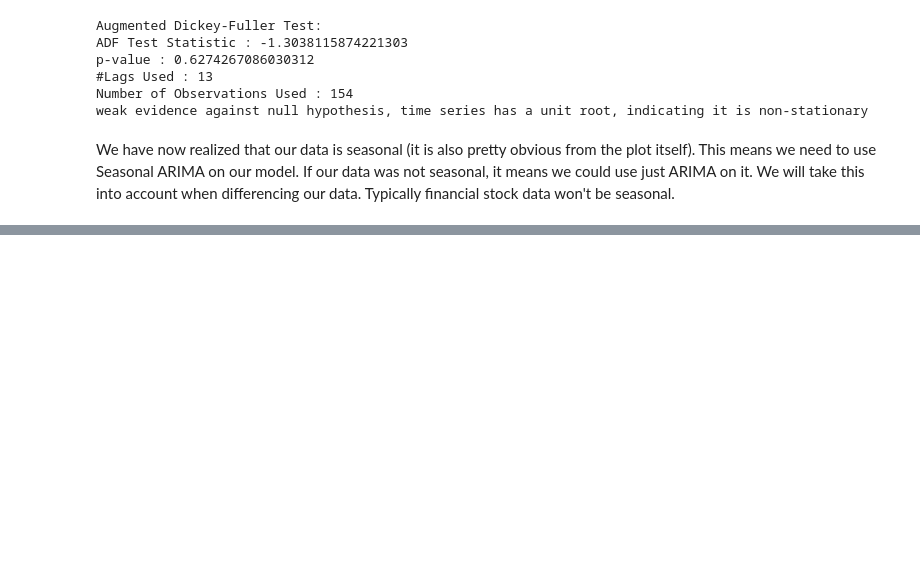
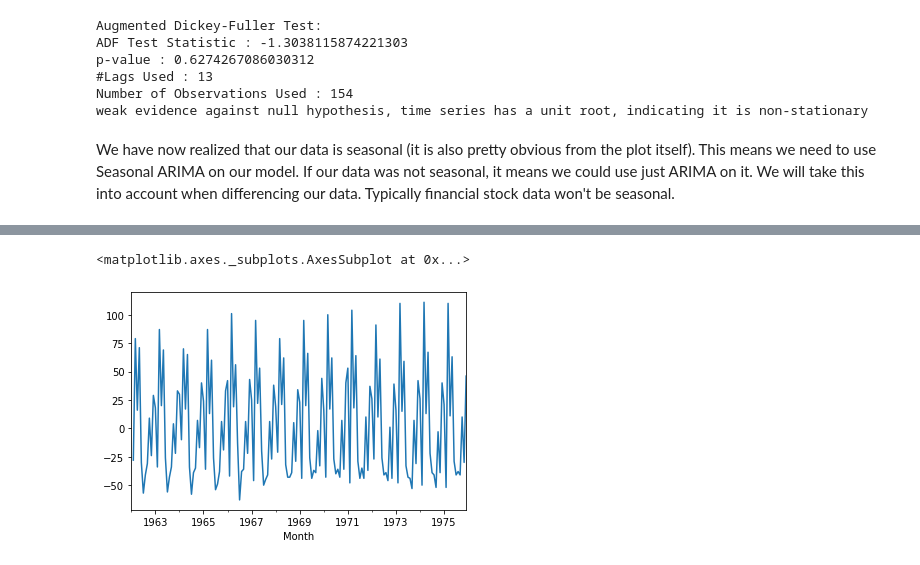
Before and after one commit to fagan2888/udemy-python-for-finance, a Jupyter notebook: time_series_analysis.ipynb, the cells around one changed output, grey strips where cells are left out. Cells and saved outputs as stored; diff of their text form; code cells hidden in the pictures; blank space fills up the shorter version.

Commit message:
feat: compute the seasonal first difference and plot autocorrelation and partial autocorrelation functions.

```diff
--- a/time_series_analysis.ipynb
+++ b/time_series_analysis.ipynb
@@ -428,0 +436,3 @@ We have now realized that our data is seasonal (it is also pretty obvious from t
+# %%
+# First difference
+milk_production['Milk first difference'] = milk_production['Milk in pounds per cow'] - milk_production['Milk in pounds per cow'].shift(1)
@@ -428,0 +448,5 @@ We have now realized that our data is seasonal (it is also pretty obvious from t
+# %%
+milk_production['Milk first difference'].plot()
+# %% [output]
+<matplotlib.axes._subplots.AxesSubplot at 0x...>
+[figure, added]
```
Also changed, not shown: parts of 22 cells of this notebook.
